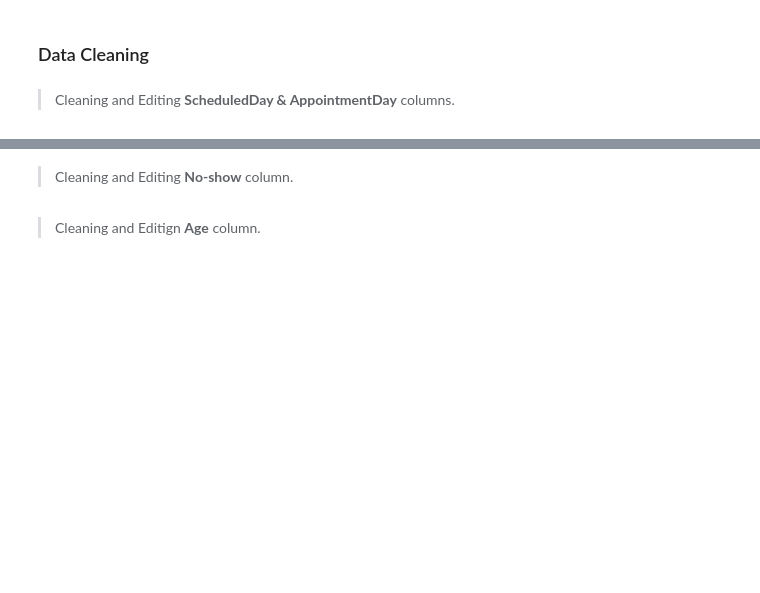
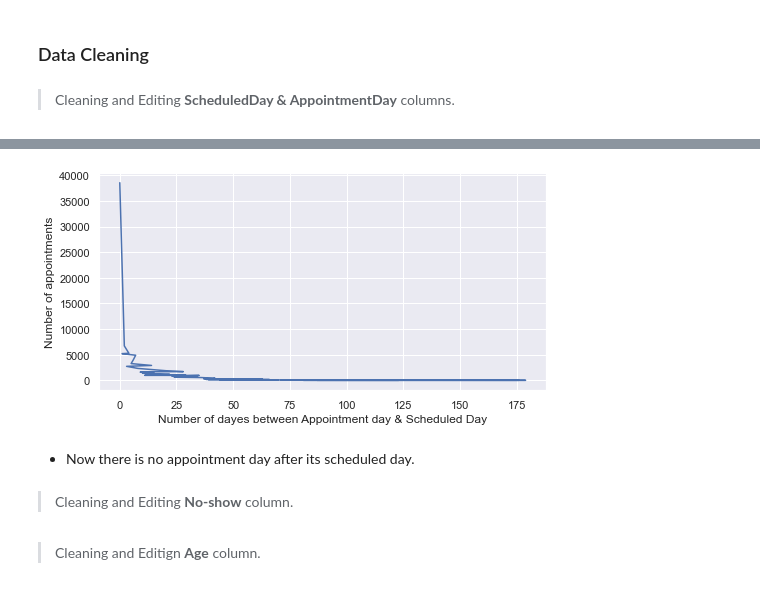
Before and after one commit to mo7amed7assan1911/Medical-Appointment-No-Shows, a Jupyter notebook: Investigate_a_Dataset.ipynb, the cells around one changed output, grey strips where cells are left out. Drawn from its saved outputs; the diff is of its cells as text; code cells hidden in the pictures; blank space fills up the shorter version.

```diff
--- a/Investigate_a_Dataset.ipynb
+++ b/Investigate_a_Dataset.ipynb
@@ -319,3 +336,11 @@ plt.ylabel('Number of appointments', fontsize=12);
+# %%
+df.Waiting.value_counts().plot(figsize=(8, 4));
+plt.xlabel('Number of dayes between Appointment day & Scheduled Day', fontsize=12);
+plt.ylabel('Number of appointments', fontsize=12);
+# %% [output]
+[figure, added]
+# %% [markdown]
+* Now there is no appointment day after its scheduled day.
 # %%
 # making 2 columns for the days of the appointment day & sceduled day.
 Appointment_Day = df.AppointmentDay.dt.day_name()
```
Also changed, not shown: parts of 34 cells of this notebook.
